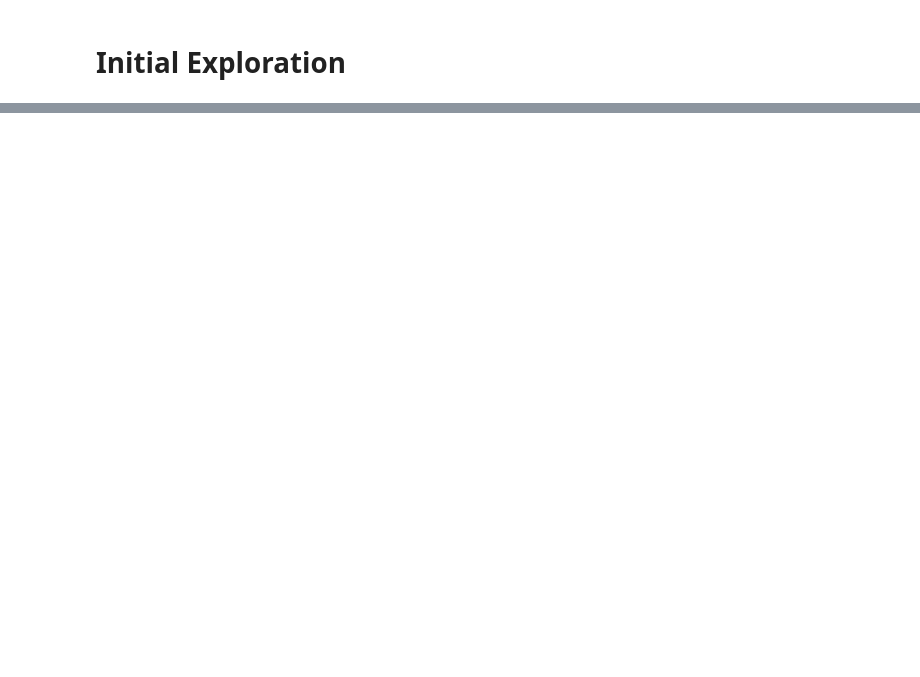
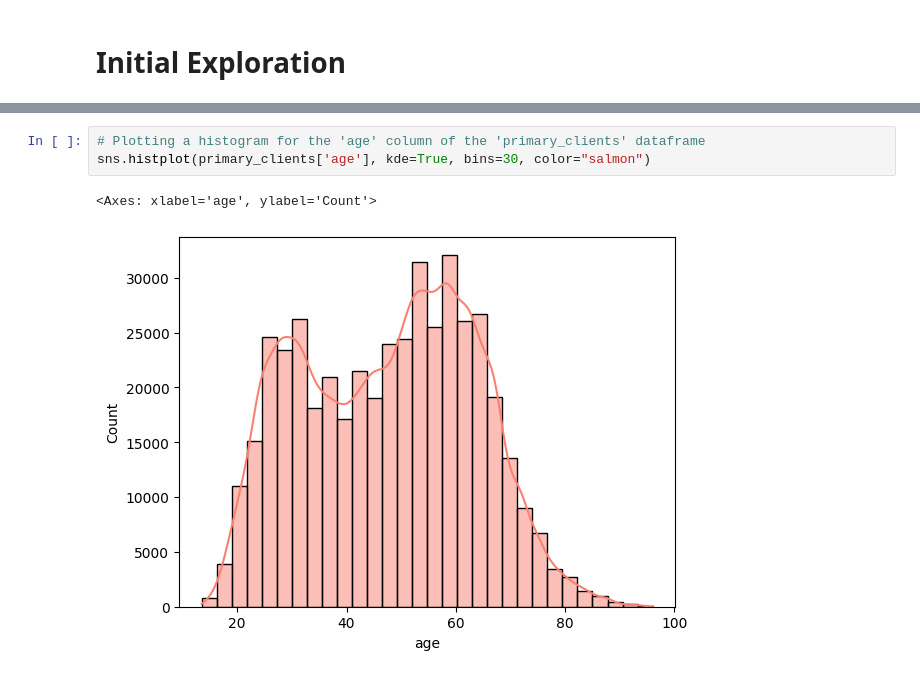
Before and after one commit to Ryanvandenakker/Vanguard_Project, a Jupyter notebook: notebooks/Vanguard Project.ipynb, the cells around one changed output, grey strips where cells are left out. Cells and saved outputs as stored; diff of their text form; blank space fills up the shorter version.

```diff
--- a/notebooks/Vanguard Project.ipynb
+++ b/notebooks/Vanguard Project.ipynb
@@ -261,0 +292,6 @@ dtype: object
+# %%
+# Plotting a histogram for the 'age' column of the 'primary_clients' dataframe
+sns.histplot(primary_clients['age'], kde=True, bins=30, color="salmon")
+# %% [output]
+<Axes: xlabel='age', ylabel='Count'>
+[figure, added]
```
Also changed, not shown: parts of 39 cells of this notebook.
